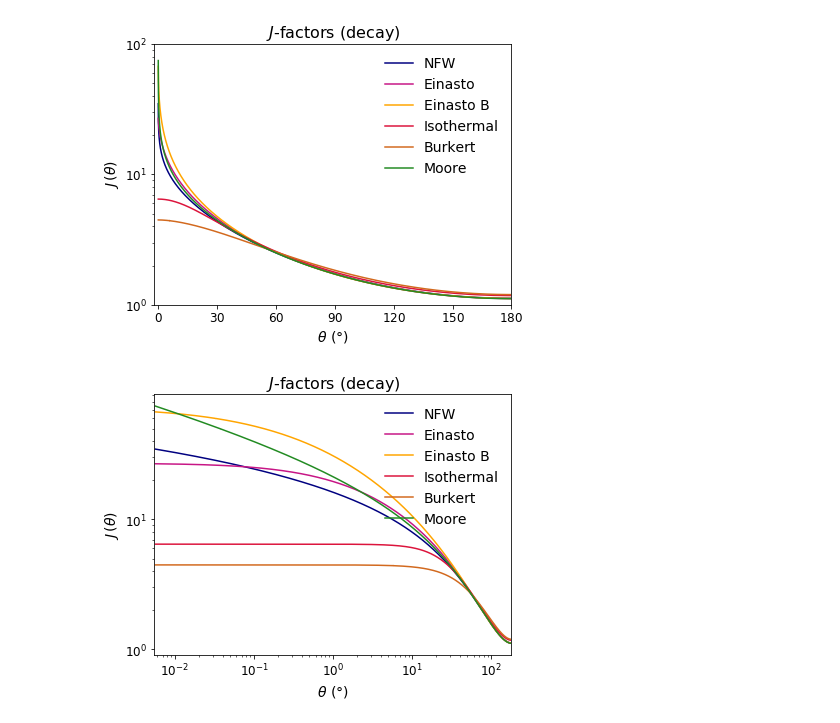
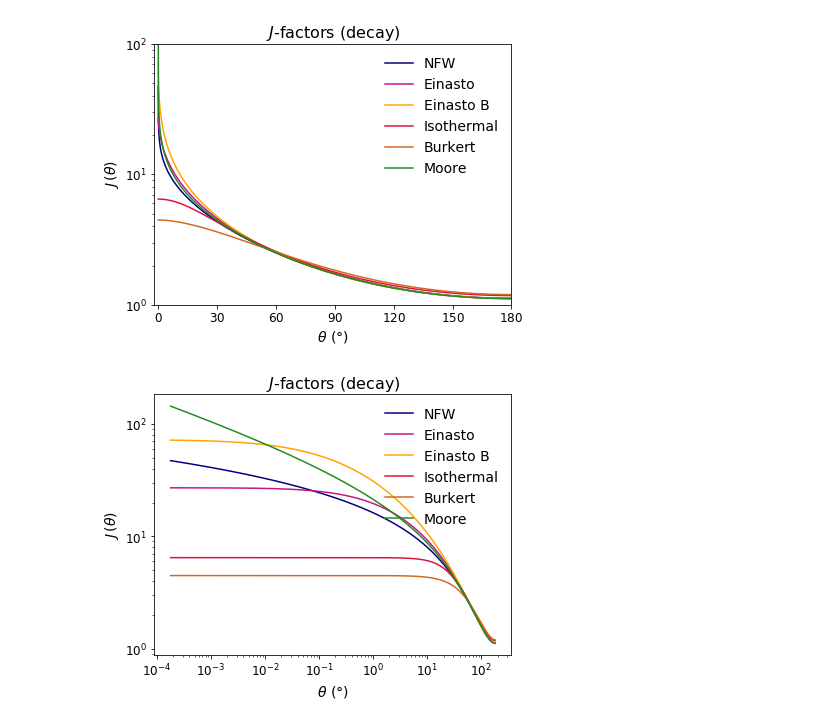
Before and after one commit to mpotto/astroph, a Jupyter notebook: assignments/dm-profiles-j-factors.ipynb, the cells around one changed output. Cells and saved outputs as stored; diff of their text form; code cells hidden in the pictures.

```diff
--- a/assignments/dm-profiles-j-factors.ipynb
+++ b/assignments/dm-profiles-j-factors.ipynb
@@ -98,4 +98,4 @@ plt.show()
 # %% [markdown]
 ### $J$-factors
 # %%
-thetas = np.logspace(-4.5, 0, 10**3)*np.pi
+thetas = np.logspace(-6, 0, 10**3)*np.pi
@@ -102,9 +108,9 @@ thetas = np.logspace(-4.5, 0, 10**3)*np.pi
 # %%
-def j_factors(angles, profile, category='annihilating'):
-    if category == 'annihilating':
-        res = np.array([profile.annihilation_j_factor(theta, limit=10**5, epsrel=1e-3)[0] for theta in angles])
-    elif category == 'decaying':
-        res = np.array([profile.decay_j_factor(theta, limit=10**5, epsrel=1e-3)[0] for theta in angles])
+def j_factors(angles, profile, category='annihilation'):
+    if category == 'annihilation':
+        res = np.array([profile.j_factor(theta, factor_type='annihilation', epsabs=0.0)[0] for theta in angles])
+    elif category == 'decay':
+        res = np.array([profile.j_factor(theta, factor_type='decay', epsabs=0.0)[0] for theta in angles])
     return res
 # %%
 nfw_annih = j_factors(thetas, nfw)
@@ -116,10 +132,10 @@ moore_annih = j_factors(thetas, moore)
 # %%
-nfw_decay = j_factors(thetas, nfw, category='decaying')
-einasto_decay = j_factors(thetas, einasto, category='decaying')
-einastoB_decay = j_factors(thetas, einastoB, category='decaying')
-isothermal_decay = j_factors(thetas, isothermal, category='decaying')
-burkert_decay = j_factors(thetas, burkert, category='decaying')
-moore_decay = j_factors(thetas, moore, category='decaying')
+nfw_decay = j_factors(thetas, nfw, category='decay')
+einasto_decay = j_factors(thetas, einasto, category='decay')
+einastoB_decay = j_factors(thetas, einastoB, category='decay')
+isothermal_decay = j_factors(thetas, isothermal, category='decay')
+burkert_decay = j_factors(thetas, burkert, category='decay')
+moore_decay = j_factors(thetas, moore, category='decay')
 # %%
 thetas_deg = thetas*180.0/np.pi
 # %%
@@ -188,20 +204,20 @@ plt.show()
 # %%
 fig, ax = plt.subplots()
 ax.plot(thetas_deg, nfw_decay, color='navy', label='NFW')
 ax.plot(thetas_deg, einasto_decay, color='mediumvioletred', label='Einasto')
 ax.plot(thetas_deg, einastoB_decay, color='orange', label='Einasto B')
 ax.plot(thetas_deg, isothermal_decay, color='crimson', label='Isothermal')
 ax.plot(thetas_deg, burkert_decay, color='chocolate', label='Burkert')
 ax.plot(thetas_deg, moore_decay, color='forestgreen', label='Moore')
 
 ax.set_yscale('log')
 ax.set_xscale('log')
 ax.set_xlabel(r"$\theta$ ($\degree$)")
 ax.set_ylabel(r"$J \, (\theta)$")
-ax.set_xlim(0.55e-2, 180)
+#ax.set_xlim(0.55e-2, 180)
 
 plt.title(r'$J$-factors (decay)')
 plt.legend(frameon=False, loc='upper right')
 plt.show()
 # %% [output]
-[figure, old version]
+[figure, new version]
```
Also changed, not shown: parts of 5 cells of this notebook, 5 other files.
